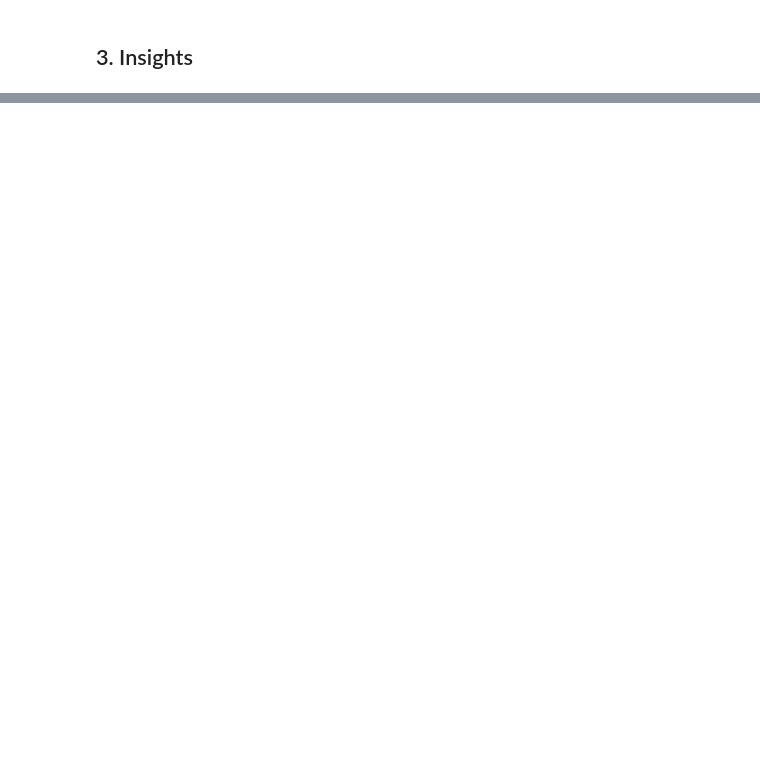
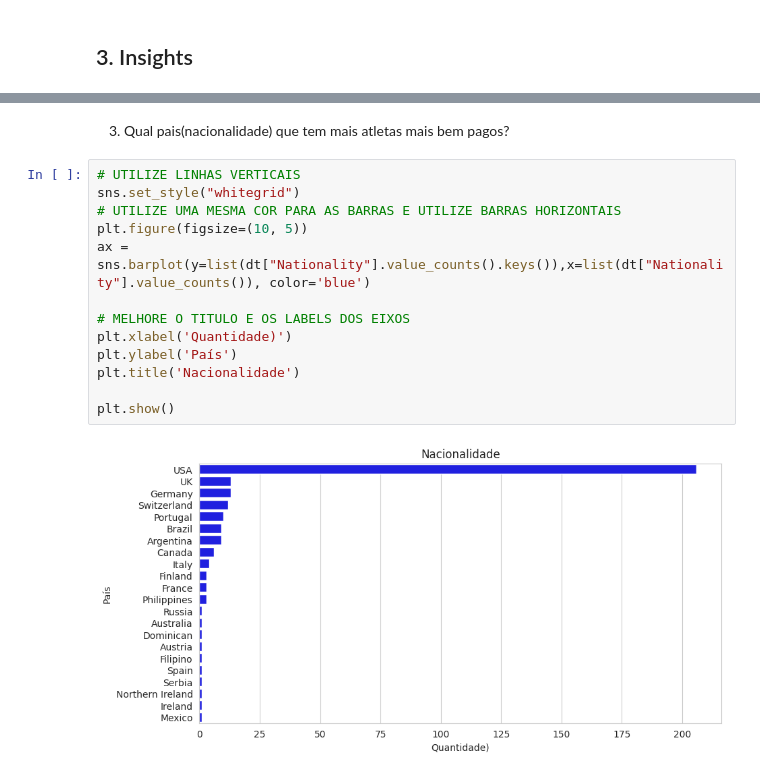
Before and after one commit to marcelloale/atlantico-bootcamp-cd, a Jupyter notebook: notebooks/atividade-05/analise-exploratoria-de-dados.ipynb, the cells around one changed output, grey strips where cells are left out. Saved outputs shown, nothing was run; the diff lists cells and outputs as text; blank space fills up the shorter version.

```diff
--- a/notebooks/atividade-05/analise-exploratoria-de-dados.ipynb
+++ b/notebooks/atividade-05/analise-exploratoria-de-dados.ipynb
@@ -115,0 +171,17 @@ A quantidade total de nulos no data frame é: 24
+# %% [markdown]
+3. Qual pais(nacionalidade) que tem mais atletas mais bem pagos?
+# %%
+# UTILIZE LINHAS VERTICAIS
+sns.set_style("whitegrid")
+# UTILIZE UMA MESMA COR PARA AS BARRAS E UTILIZE BARRAS HORIZONTAIS
+plt.figure(figsize=(10, 5))
+ax = sns.barplot(y=list(dt["Nationality"].value_counts().keys()),x=list(dt["Nationality"].value_counts()), color='blue')
+
+# MELHORE O TITULO E OS LABELS DOS EIXOS
+plt.xlabel('Quantidade)')
+plt.ylabel('País')
+plt.title('Nacionalidade')
+
+plt.show()
+# %% [output]
+[figure, added]
```
Also changed, not shown: parts of 14 cells of this notebook.
